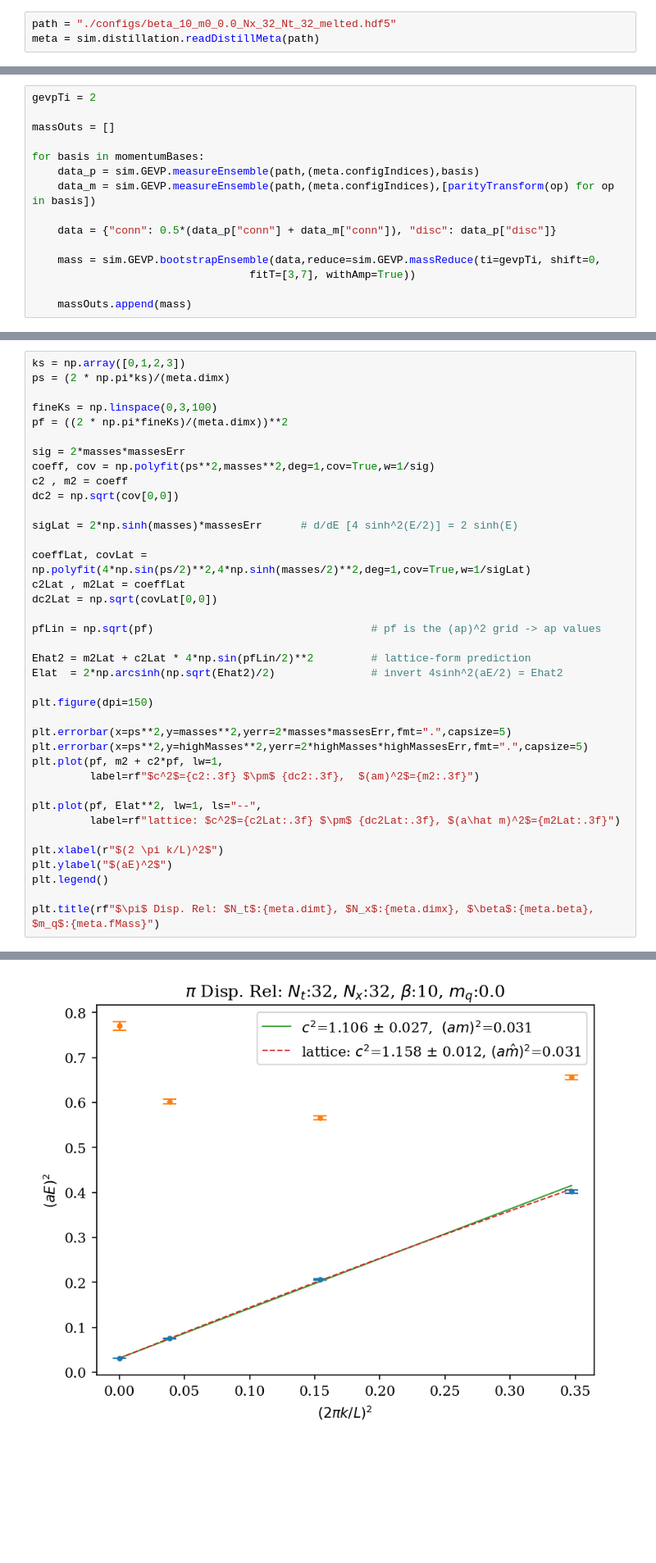
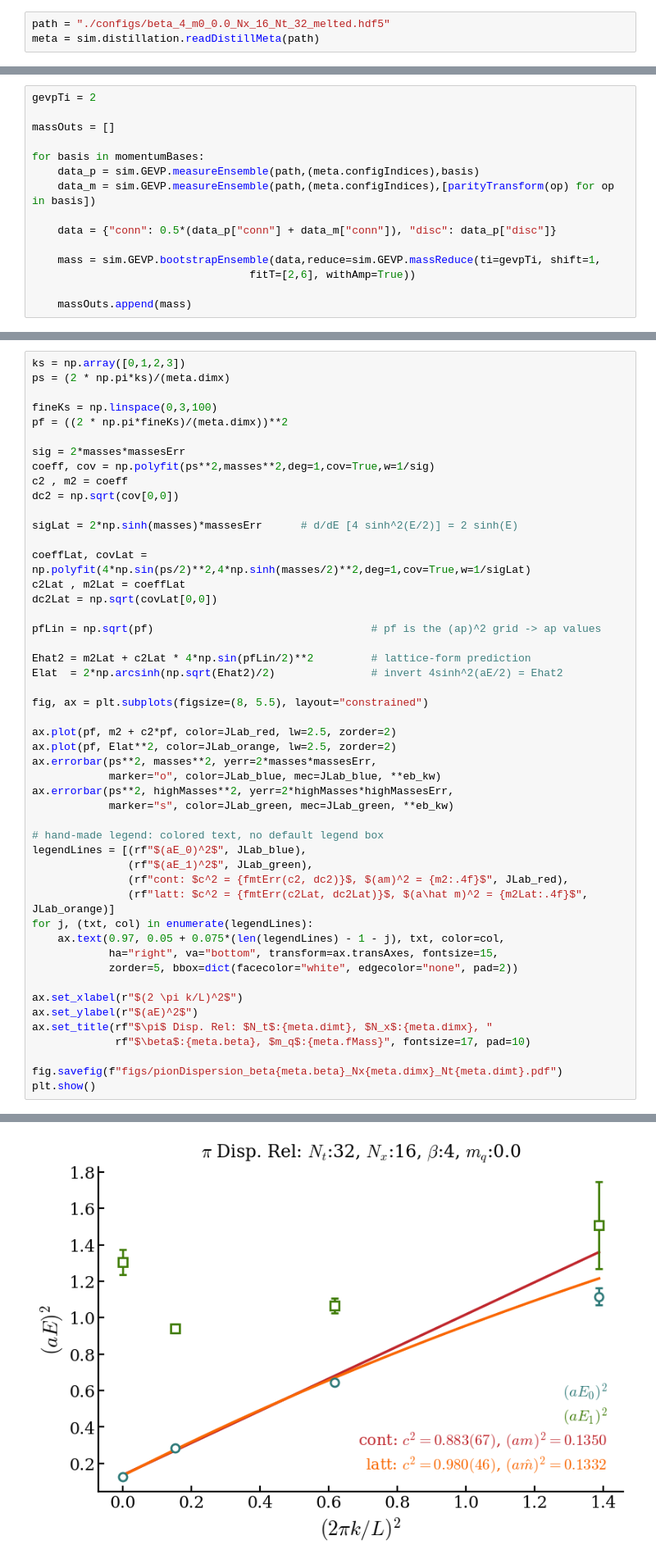
Before and after one commit to wurdahl/schwingerModel, a Jupyter notebook: dispersion.ipynb, the cells around one changed output, grey strips where cells are left out. Shown at 82% size. Cells and saved outputs as stored; diff of their text form; blank space fills up the shorter version.

```diff
--- a/dispersion.ipynb
+++ b/dispersion.ipynb
@@ -25,5 +64,5 @@ def singlet(op):
 # %%
-path = "./configs/beta_10_m0_0.0_Nx_32_Nt_32_melted.hdf5"
+path = "./configs/beta_4_m0_0.0_Nx_16_Nt_32_melted.hdf5"
 meta = sim.distillation.readDistillMeta(path)
 # %%
 mom0Basis = [triplet(MesonOp("g5",DNum=0,momk=0)),triplet(MesonOp("g5",DNum=2,momk=0))]#,triplet(MesonOp("gx"))]
@@ -43,8 +82,8 @@ for basis in momentumBases:
 
     data = {"conn": 0.5*(data_p["conn"] + data_m["conn"]), "disc": data_p["disc"]}
 
-    mass = sim.GEVP.bootstrapEnsemble(data,reduce=sim.GEVP.massReduce(ti=gevpTi, shift=0,
-                                  fitT=[3,7], withAmp=True))
+    mass = sim.GEVP.bootstrapEnsemble(data,reduce=sim.GEVP.massReduce(ti=gevpTi, shift=1,
+                                  fitT=[2,6], withAmp=True))
 
     massOuts.append(mass)
 # %%
@@ -81,19 +120,30 @@ pfLin = np.sqrt(pf)                                  # pf is the (ap)^2 grid ->
 Ehat2 = m2Lat + c2Lat * 4*np.sin(pfLin/2)**2         # lattice-form prediction
 Elat  = 2*np.arcsinh(np.sqrt(Ehat2)/2)               # invert 4sinh^2(aE/2) = Ehat2
 
-plt.figure(dpi=150)
+fig, ax = plt.subplots(figsize=(8, 5.5), layout="constrained")
 
-plt.errorbar(x=ps**2,y=masses**2,yerr=2*masses*massesErr,fmt=".",capsize=5)
-plt.errorbar(x=ps**2,y=highMasses**2,yerr=2*highMasses*highMassesErr,fmt=".",capsize=5)
-plt.plot(pf, m2 + c2*pf, lw=1,
-         label=rf"$c^2$={c2:.3f} $\pm$ {dc2:.3f},  $(am)^2$={m2:.3f}")
+ax.plot(pf, m2 + c2*pf, color=JLab_red, lw=2.5, zorder=2)
+ax.plot(pf, Elat**2, color=JLab_orange, lw=2.5, zorder=2)
+ax.errorbar(ps**2, masses**2, yerr=2*masses*massesErr,
+            marker="o", color=JLab_blue, mec=JLab_blue, **eb_kw)
+ax.errorbar(ps**2, highMasses**2, yerr=2*highMasses*highMassesErr,
+            marker="s", color=JLab_green, mec=JLab_green, **eb_kw)
 
-plt.plot(pf, Elat**2, lw=1, ls="--",
-         label=rf"lattice: $c^2$={c2Lat:.3f} $\pm$ {dc2Lat:.3f}, $(a\hat m)^2$={m2Lat:.3f}")
+# hand-made legend: colored text, no default legend box
+legendLines = [(rf"$(aE_0)^2$", JLab_blue),
+               (rf"$(aE_1)^2$", JLab_green),
+               (rf"cont: $c^2 = {fmtErr(c2, dc2)}$, $(am)^2 = {m2:.4f}$", JLab_red),
+               (rf"latt: $c^2 = {fmtErr(c2Lat, dc2Lat)}$, $(a\hat m)^2 = {m2Lat:.4f}$", JLab_orange)]
+for j, (txt, col) in enumerate(legendLines):
+    ax.text(0.97, 0.05 + 0.075*(len(legendLines) - 1 - j), txt, color=col,
+            ha="right", va="bottom", transform=ax.transAxes, fontsize=15,
+            zorder=5, bbox=dict(facecolor="white", edgecolor="none", pad=2))
 
-plt.xlabel(r"$(2 \pi k/L)^2$")
-plt.ylabel("$(aE)^2$")
-plt.legend()
+ax.set_xlabel(r"$(2 \pi k/L)^2$")
+ax.set_ylabel(r"$(aE)^2$")
+ax.set_title(rf"$\pi$ Disp. Rel: $N_t$:{meta.dimt}, $N_x$:{meta.dimx}, "
+             rf"$\beta$:{meta.beta}, $m_q$:{meta.fMass}", fontsize=17, pad=10)
 
-plt.title(rf"$\pi$ Disp. Rel: $N_t$:{meta.dimt}, $N_x$:{meta.dimx}, $\beta$:{meta.beta}, $m_q$:{meta.fMass}")
+fig.savefig(f"figs/pionDispersion_beta{meta.beta}_Nx{meta.dimx}_Nt{meta.dimt}.pdf")
+plt.show()
 # %% [output]
@@ -101 +150 @@ Text(0.5, 1.0, '$\\pi$ Disp. Rel: $N_t$:32, $N_x$:32, $\\beta$:10, $m_q$:0.0')
-[figure, old version]
+[figure, new version]
```
Also changed, not shown: parts of 10 cells of this notebook, 41 other files.
